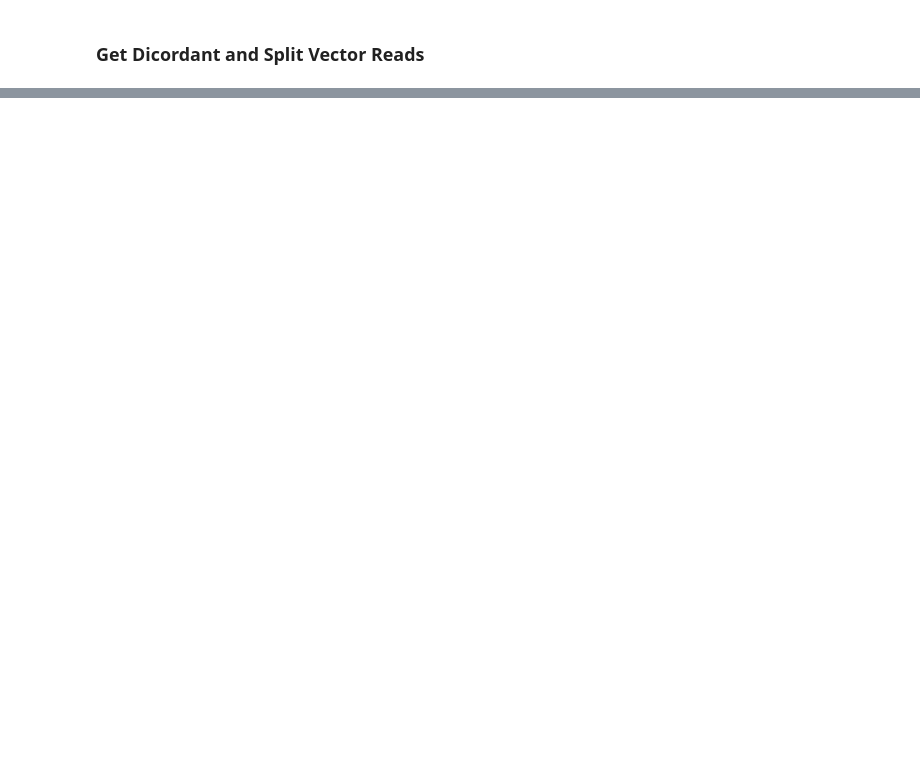
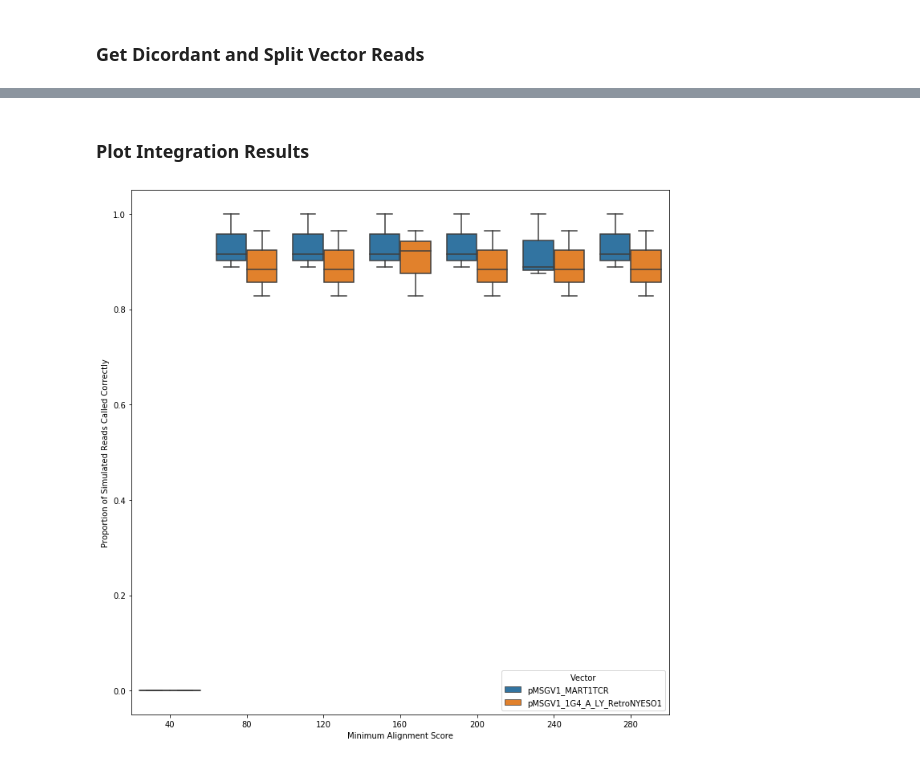
Before and after one commit to NuttyLogic/Epigenetic-suppression-of-transgenic-TCR-expression-in-ACT, a Jupyter notebook: VectorInsertionValidation/SimulateVectorInsertionLibrary.ipynb, the cells around one changed output, grey strips where cells are left out. Drawn from its saved outputs; the diff is of its cells as text; code cells hidden in the pictures; blank space fills up the shorter version.

```diff
--- a/VectorInsertionValidation/SimulateVectorInsertionLibrary.ipynb
+++ b/VectorInsertionValidation/SimulateVectorInsertionLibrary.ipynb
@@ -672,0 +330,34 @@ for called, control in sim_integration_sites['0_pMSGV1_MART1TCR_160']:
+# %%
+def get_control_called_peak_overlap(control_peaks, called_peaks):
+    called_regions = []
+    for region, region_info in called_peaks.items():
+        chrom, pos = region.split(':')
+        start, end = pos.split('-')
+        called_regions.append((chrom, int(start), int(end), region_info[0], region_info[1]))
+    called_control_overlap = []
+    control_uncalled = []
+    called_indices = []
+    for chrom, int_site in control_peaks:
+        called_index = 0
+        overlap = False
+        for called_chrom, called_start, called_end, mean_site, supporting_reads in called_regions:
+            if chrom == called_chrom:
+                if called_start <= int_site <= called_end:
+                    called_indices.append(called_index)
+                    called_control_overlap.append((chrom, int_site, called_start, called_end, mean_site, supporting_reads))
+                    overlap = True
+                    break
+            called_index += 1
+        if not overlap:
+            control_uncalled.append((chrom, int_site))
+    return called_control_overlap, control_uncalled, [called_regions[index] for index in range(len(called_regions)) if index not in called_indices]
+# %%
+integration_peak_stats = {}
+
+for sim_label in tqdm(sim_alignment_stats):
+    control_label = '_'.join(sim_label.split('_')[0:-1])
+    vector = '_'.join(sim_label.split('_')[1:-1])
+    quality = int(sim_label.split('_')[-1])
+    run_stats = get_control_called_peak_overlap(simulation_integration_parameters[control_label], sample_integration_peaks[sim_label])
+    control_peaks = len(simulation_integration_parameters[control_label])
+    integration_peak_stats[sim_label] = len(run_stats[0]) / control_peaks, len(run_stats[1]) / control_peaks, len(run_stats[2]), vector, quality
@@ -673,3 +366,17 @@ for called, control in sim_integration_sites['0_pMSGV1_MART1TCR_160']:
+# %% [markdown]
+### Plot Integration Results
+# %%
+int_peak_df = pd.DataFrame(integration_peak_stats).T
+# %%
+int_peak_df.columns = ['Proportion Called', 'Proportion Uncalled', 'Incorrectly Called', 'Vector', 'Minimum Alignment Score']
+# %%
+fig, ax = plt.subplots(figsize=(12,12))
+
+sns.boxplot(x='Minimum Alignment Score', y='Proportion Called', data=int_peak_df, ax=ax, hue='Vector')
+ax.set_ylabel('Proportion of Simulated Reads Called Correctly')
+plt.show()
+# %% [output]
+[figure, added]
 # %%
 int_stats_df = pd.DataFrame(integration_stats).T
 # %%
```
Also changed, not shown: parts of 27 cells of this notebook.
